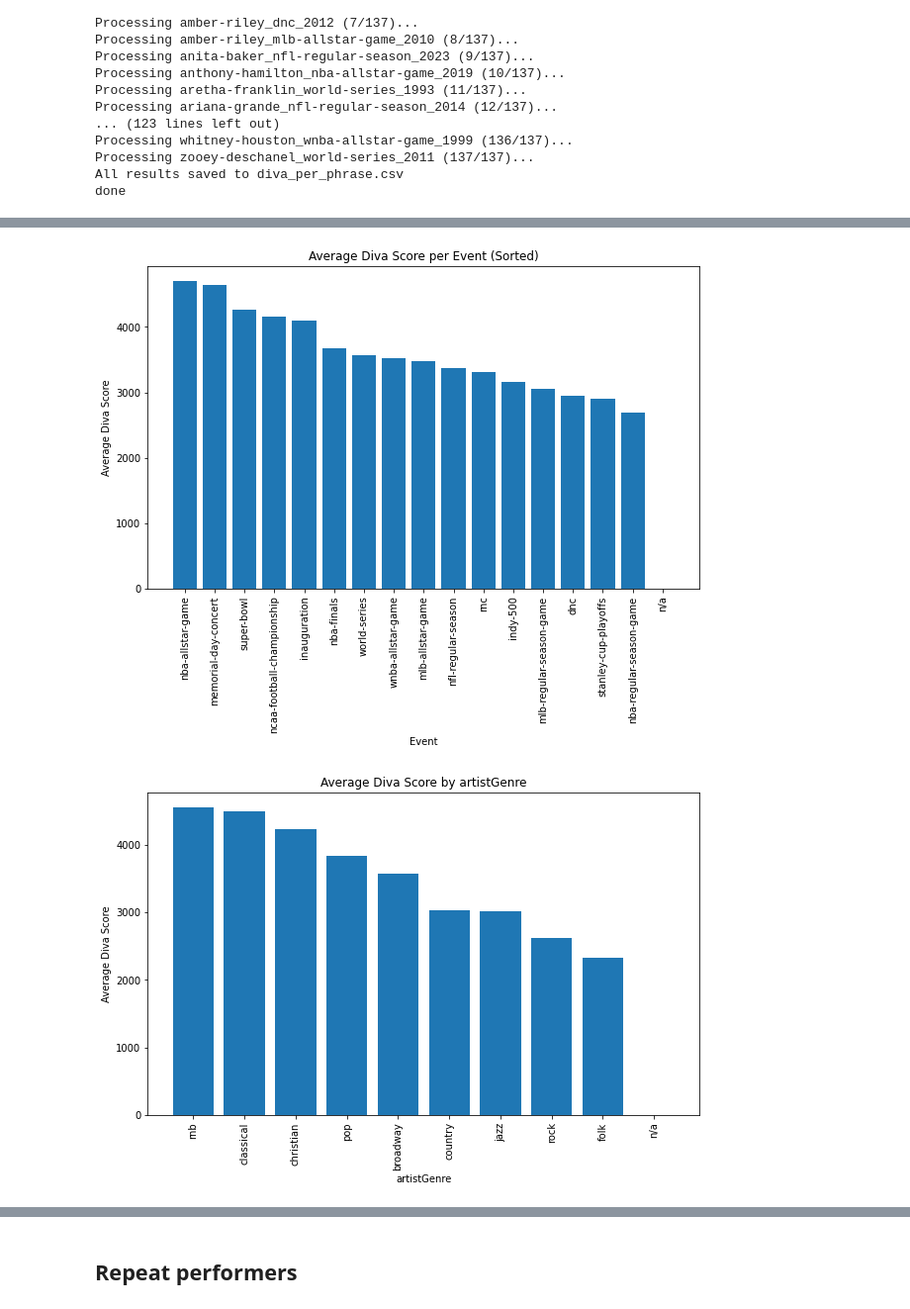
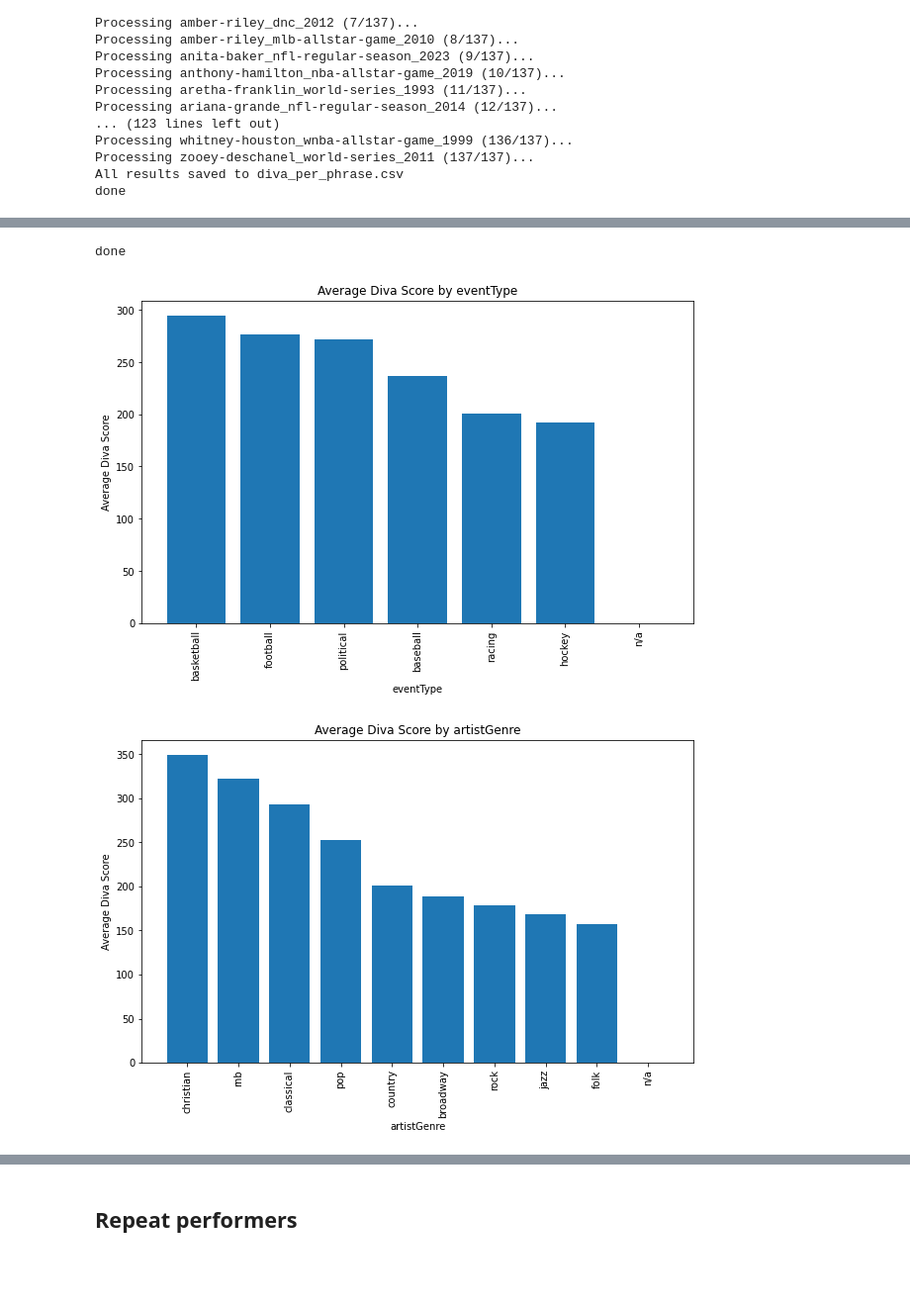
Before and after one commit to the-pudding/anthems-data, a Jupyter notebook: exploration.ipynb, the cells around one changed output, grey strips where cells are left out. Shown at 99% size. Drawn from its saved outputs; the diff is of its cells as text; code cells hidden in the pictures; blank space fills up the shorter version.

```diff
--- a/exploration.ipynb
+++ b/exploration.ipynb
@@ -413,7 +435,7 @@ def normalize_pitch(pitch_data, steps_from_C):
 undefined_phrases = {
     'marvin-gaye_nba-allstar-game_1983': [0, 9],
     'chloe-bailey_world-series_2022': [0, 8, 9, 12],
-    'mariah-carey_super-bowl_2002': [0],
+    'mariah-carey_super-bowl_2002': [0, 14],
     'whitney-houston_super-bowl_1991': [6],
     'aaron-lewis_world-series_2014': [8],
     'john-oates_world-series_2008': [9],
@@ -430,7 +452,8 @@ undefined_phrases = {
     'pia-toscano_memorial-day-concert_2022': [15],
     'cheryl-ladd_super-bowl_1980': [15],
     'idina-menzel_mlb-allstar-game_2014': [15],
-    'dierks-bentley_stanley-cup-playoffs_2017': [7]
+    'dierks-bentley_stanley-cup-playoffs_2017': [7],
+    'jon-secada_world-series_1992': [14],
 }
 
 directory = "phrase-starts-and-ends-by-id"
@@ -908,37 +756,72 @@ plt.show()
+# %%
+# Diva score by id
+def diva_by_id():
+    with open('diva_per_phrase.csv', mode='r') as infile:
+        reader = csv.DictReader(infile)
+        diva_averages = {}
+
+        for row in reader:
+            diva_sum = 0
+            diva_count = 0
+            for i in range(16):  # Loop through diva_phrase_0 to diva_phrase_15
+                key = f'diva_phrase_{i}'
+                if key in row and row[key]:  # Check if the key exists and value is not empty
+                    try:
+                        diva_value = float(row[key])
+                        diva_sum += diva_value
+                        diva_count += 1
+                    except ValueError:
+                        # Skip if value cannot be converted to float (covers 'undefined' or any non-numeric strings)
+                        pass
+
+            if diva_count > 0:
+                diva_averages[row['id']] = diva_sum / diva_count
+
+    with open('diva_per_id.csv', mode='w', newline='') as outfile:
+        writer = csv.writer(outfile)
+        writer.writerow(['id', 'overall_diva'])  # Writing header
+
+        for id, overall_diva in diva_averages.items():
+            writer.writerow([id, overall_diva])  # Writing each id and its average diva
+
+diva_by_id()
+print('done')
+# %% [output]
+done
 # %%
-# Diva score by event
+# Diva score by event type
+cut = 'eventType'
+ids = pd.read_csv('ids.csv')
 df = pd.read_csv('diva_per_id.csv')
 
-# Function to extract event from id
-def extract_event(id):
+def extract(id):
     if id == 'standard': return 'n/a'
-    parts = id.split('_')
-    return parts[1]  # Assuming the event is always the second part
+    match = ids[ids['id'] == id]
+    return match[cut].iloc[0]
 
-# Apply the function to extract event
-df['event'] = df['id'].apply(extract_event)
+df[cut] = df['id'].apply(extract)
 
 # Calculate average diva score and number of performances per event
-event_stats = df.groupby('event').agg(avg_diva=('score', 'mean'), num_performances=('id', 'count')).reset_index()
+event_stats = df.groupby(cut).agg(avg_diva=('overall_diva', 'mean'), num_performances=('id', 'count')).reset_index()
 
 # Sort the DataFrame by avg_diva in descending order
 event_stats = event_stats.sort_values(by='avg_diva', ascending=False)
 
 # Save to CSV
-event_stats.to_csv('diva_per_event.csv', index=False)
+event_stats.to_csv(f'diva_per_{cut}.csv', index=False)
 
 # Plot the histogram
 plt.figure(figsize=(10, 6))
-plt.bar(event_stats['event'], event_stats['avg_diva'])
-plt.xlabel('Event')
+plt.bar(event_stats[cut], event_stats['avg_diva'])
+plt.xlabel(cut)
 plt.ylabel('Average Diva Score')
-plt.title('Average Diva Score per Event (Sorted)')
+plt.title(f'Average Diva Score by {cut}')
 plt.xticks(rotation=90)
 plt.show()
 # %% [output]
-[figure, old version]
+[figure, new version]
 # %%
-# Diva score by genre OR event type
+# Diva score by genre
 cut = 'artistGenre'
 ids = pd.read_csv('ids.csv')
 df = pd.read_csv('diva_per_id.csv')
@@ -951,7 +834,7 @@ def extract(id):
 df[cut] = df['id'].apply(extract)
 
 # Calculate average diva score and number of performances per event
-event_stats = df.groupby(cut).agg(avg_diva=('score', 'mean'), num_performances=('id', 'count')).reset_index()
+event_stats = df.groupby(cut).agg(avg_diva=('overall_diva', 'mean'), num_performances=('id', 'count')).reset_index()
 
 # Sort the DataFrame by avg_diva in descending order
 event_stats = event_stats.sort_values(by='avg_diva', ascending=False)
@@ -968,4 +851,4 @@ plt.title(f'Average Diva Score by {cut}')
 plt.xticks(rotation=90)
 plt.show()
 # %% [output]
-[figure, old version]
+[figure, new version]
```
Also changed, not shown: parts of 13 cells of this notebook, 24 other files.
